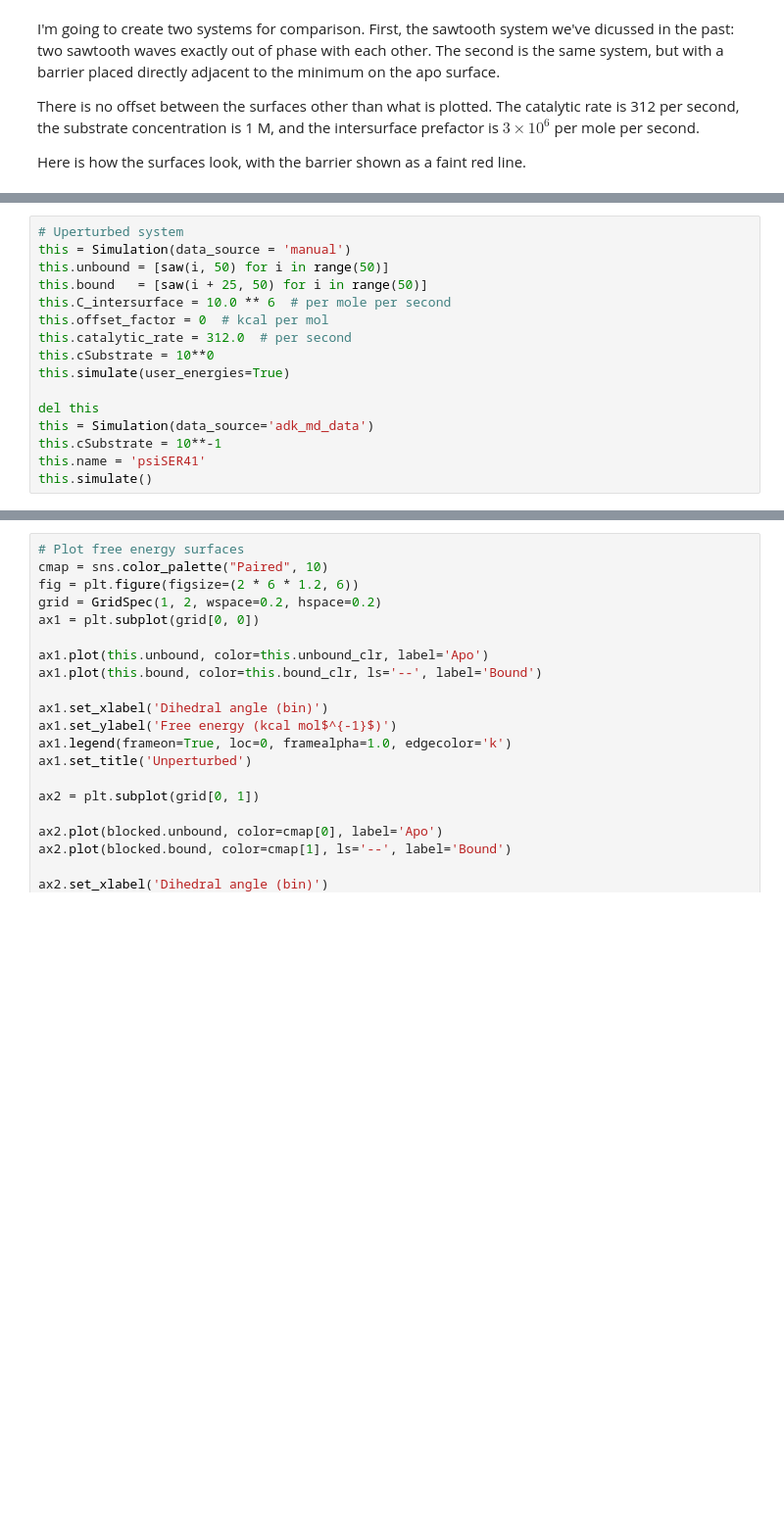
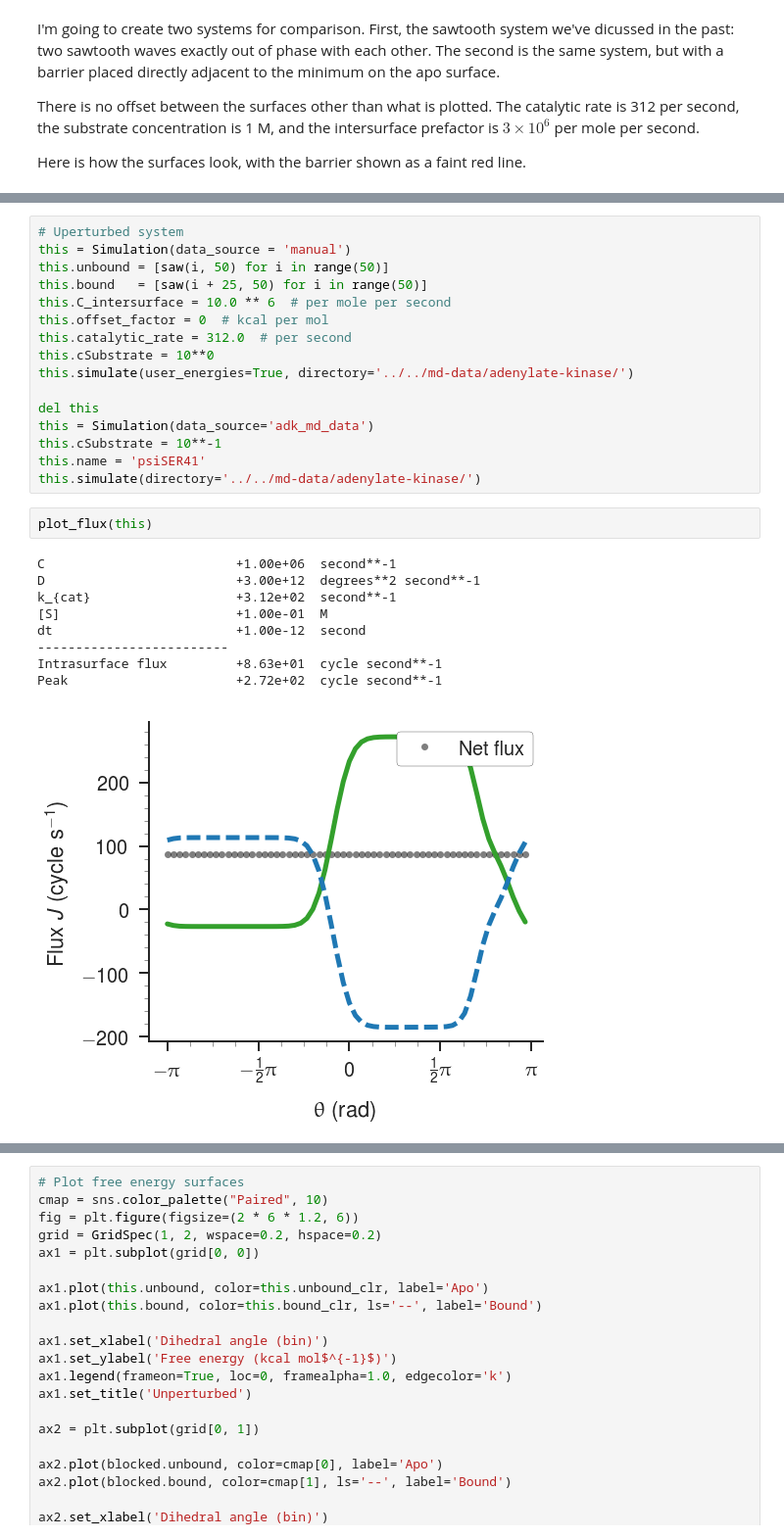
Before and after one commit to slochower/nonequilibrium-master, a Jupyter notebook: notebooks/force-on-barrier/force-on-barrier-quick-explanation.ipynb, the cells around one changed output, grey strips where cells are left out. Shown: that part at 98% size. Drawn from its saved outputs; the diff is of its cells as text; blank space fills up the shorter version.

```diff
--- a/notebooks/force-on-barrier/force-on-barrier-quick-explanation.ipynb
+++ b/notebooks/force-on-barrier/force-on-barrier-quick-explanation.ipynb
@@ -29,13 +32,25 @@ this.C_intersurface = 10.0 ** 6  # per mole per second
 this.offset_factor = 0  # kcal per mol
 this.catalytic_rate = 312.0  # per second
 this.cSubstrate = 10**0
-this.simulate(user_energies=True)
+this.simulate(user_energies=True, directory='../../md-data/adenylate-kinase/')
 
 del this
 this = Simulation(data_source='adk_md_data')
 this.cSubstrate = 10**-1
 this.name = 'psiSER41'
-this.simulate()
+this.simulate(directory='../../md-data/adenylate-kinase/')
+# %%
+plot_flux(this)
+# %% [output]
+C                         +1.00e+06  second**-1
+D                         +3.00e+12  degrees**2 second**-1
+k_{cat}                   +3.12e+02  second**-1
+[S]                       +1.00e-01  M
+dt                        +1.00e-12  second
+-------------------------
+Intrasurface flux         +8.63e+01  cycle second**-1
+Peak                      +2.72e+02  cycle second**-1
+[figure, added]
 # %%
 # Blocked system
 blocked = Simulation(data_source = 'manual')
```
Also changed, not shown: parts of 4 cells of this notebook, 2 other files.
